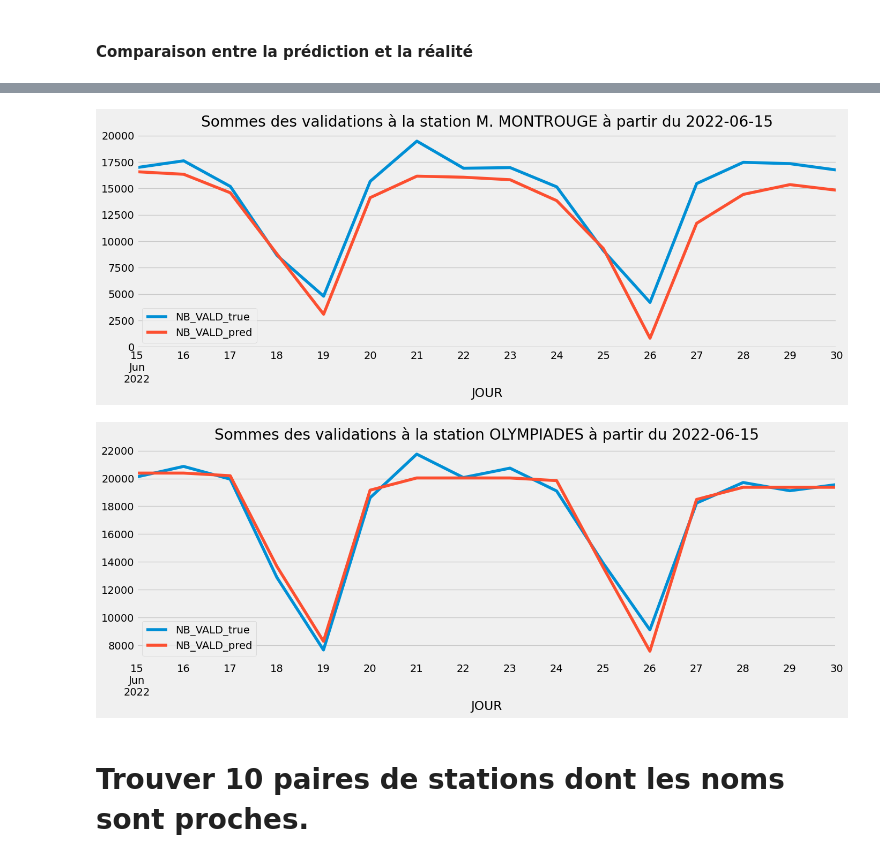
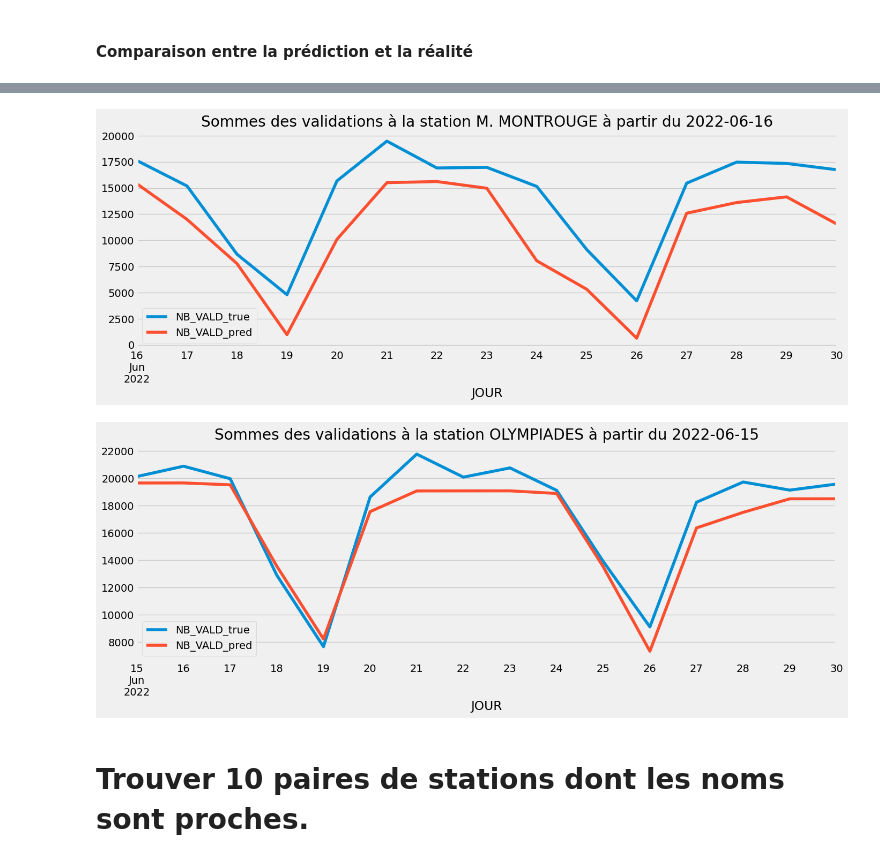
Before and after one commit to hbacard/validation-transport-idf, a Jupyter notebook: Notebook_validation_reseau_ferre.ipynb, the cells around one changed output, grey strips where cells are left out. Drawn from its saved outputs; the diff is of its cells as text; code cells hidden in the pictures.

Commit message:
saved many models, montrouge not good enough

```diff
--- a/Notebook_validation_reseau_ferre.ipynb
+++ b/Notebook_validation_reseau_ferre.ipynb
@@ -408,3 +446,5 @@ Métriques sur les données d'entrainement ...
 - R2 train: 0.9688833877118496
 # %% [markdown]
 **Note:** Comme on le voit il y a un overfit. On peut régler le problème en faisant du monitoring pour stopper l'entrainement.
+# %%
+model_montrouge = find_boosting_model(station=MONTROUGE, date_to_split=montrouge_date_to_split)
@@ -418,9 +474,9 @@ Métriques sur les données d'entrainement ...
 # model_montrouge = XGBRegressor(objective='reg:squarederror', **best_params_montrouge)
 # model_montrouge.fit(X_train_montrouge, y_train_montrouge)
 
-path_saved_model_montrouge = "./saved_models/trained_model_M._MONTROUGE.pickle"
-with open(path_saved_model_montrouge, "rb") as f:
-    model_montrouge = pickle.load(f)
+# path_saved_model_montrouge = "./saved_models/trained_model_M._MONTROUGE.pickle"
+# with open(path_saved_model_montrouge, "rb") as f:
+#     model_montrouge = pickle.load(f)
 # %% [markdown]
 ### Meilleurs paramètres et métriques pour Montrouge :
 
@@ -442,11 +498,15 @@ Métriques sur les données d'entrainement ...
 # %% [markdown]
 #### Comparaison entre la prédiction et la réalité
 # %%
-def error_pred_real(model, station: str):
+def error_pred_real(model, station: str, date_to_split=date_to_split):
     df_engineered = feature_engineering(select_station(df=df_validation, nom_station=station))
-    _, df_engineered_test = split_data(df=df_engineered)
-    _, X_test, _, y_test = select_features_target_train_test(df=df_validation, station=station)
-    y_pred = model.predict(X_test)
+    _, df_engineered_test = split_data(df=df_engineered, date_to_split=date_to_split)
+    _, X_test, _, log_y_test = select_features_target_train_test(df=df_validation, station=station, date_to_split=date_to_split)
+    log_y_pred = model.predict(X_test)
+    y_test = np.exp(log_y_test)
+    y_pred = np.exp(log_y_pred)
+
+
     df_error = pd.DataFrame({
         f"{NB_VALD}_true": y_test,
         f"{NB_VALD}_pred": y_pred,
@@ -475,7 +535,7 @@ def plot_error(station: str, model=None, date_to_split=date_to_split):
         print(fr"""Then call this function with the command `plot_error(station={station}, model=model_{station})`""")
         model = None
     if model:
-        df_error_station = error_pred_real(model=model, station=station)
+        df_error_station = error_pred_real(model=model, station=station, date_to_split=date_to_split)
         fig, ax = plt.subplots(figsize=(15, 5))
         df_error_station.drop("absolute_error", axis=1).groupby(JOUR).sum().reset_index().set_index(JOUR).plot(ax=ax,
         style='-',
@@ -483,14 +543,14 @@ def plot_error(station: str, model=None, date_to_split=date_to_split):
         )
         plt.show()
 # %%
-plot_error(station=MONTROUGE)
+plot_error(station=MONTROUGE, date_to_split=montrouge_date_to_split)
 # %% [output]
-[figure, old version]
+[figure, new version]
 # %%
 
-plot_error(station=OLYMPIADES)
+plot_error(station=OLYMPIADES, date_to_split=olympiades_date_to_split)
 # %% [output]
-[figure, old version]
+[figure, new version]
 # %% [markdown]
 # Trouver 10 paires de stations dont les noms sont proches.
 # %% [markdown]
```
Also changed, not shown: parts of 16 cells of this notebook, 15 other files.
